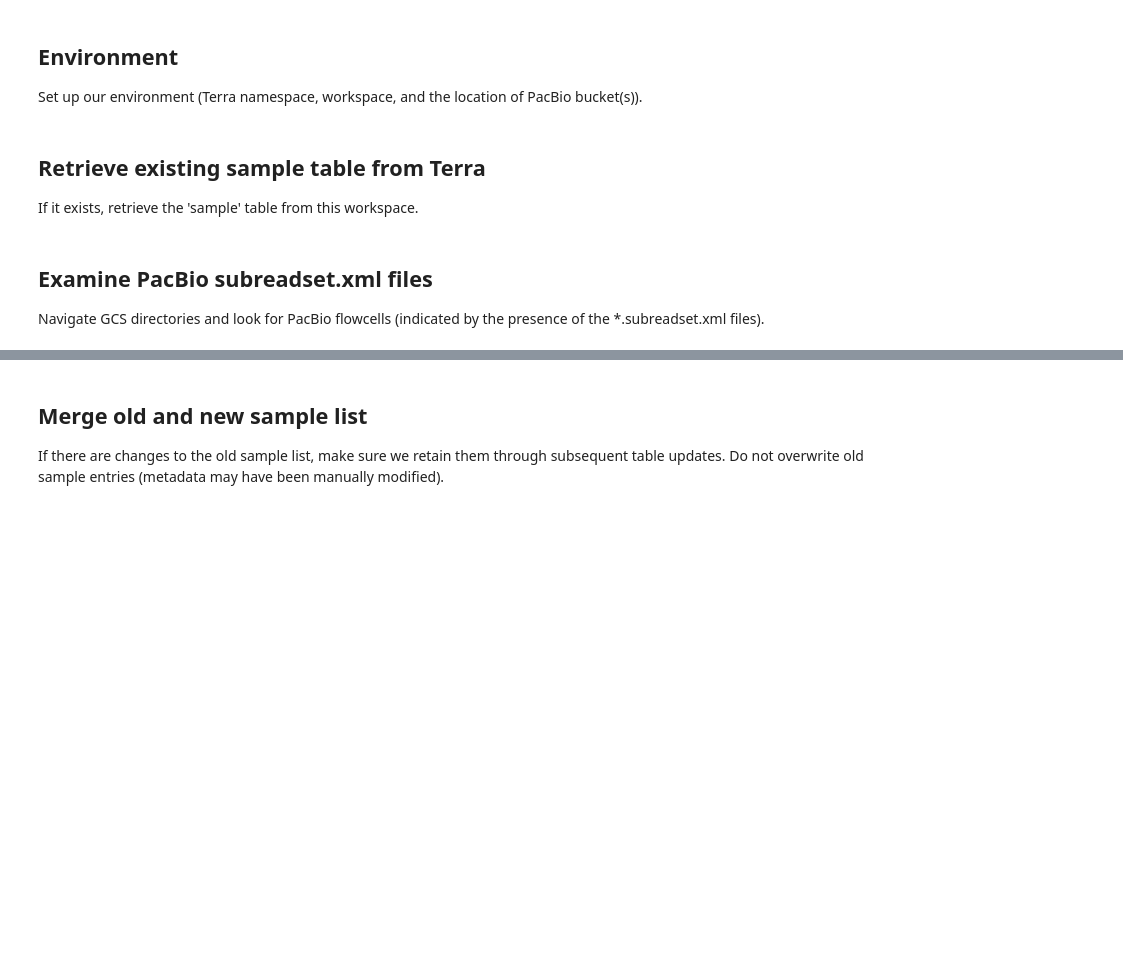
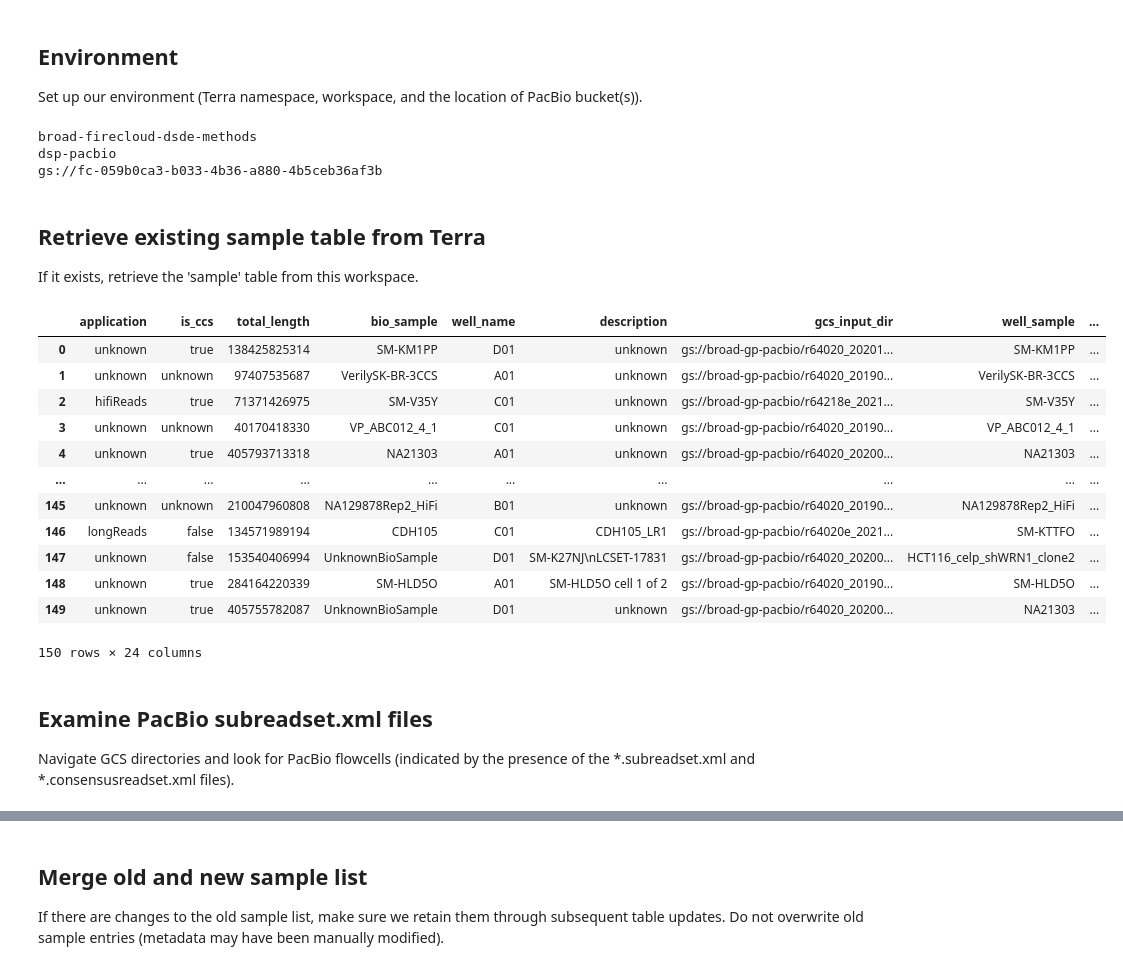
Before and after one commit to broadinstitute/long-read-pipelines, a Jupyter notebook: terra/notebooks/Update PacBio tables.ipynb, the cells around one changed output, grey strips where cells are left out. Drawn from its saved outputs; the diff is of its cells as text; code cells hidden in the pictures; blank space fills up the shorter version.

```diff
--- a/terra/notebooks/Update PacBio tables.ipynb
+++ b/terra/notebooks/Update PacBio tables.ipynb
@@ -221,6 +226,14 @@ workspace = os.environ['WORKSPACE_NAME']
 default_bucket = os.environ['WORKSPACE_BUCKET']
 
 gcs_buckets_pb = ['gs://broad-gp-pacbio']
+# %%
+print(namespace)
+print(workspace)
+print(default_bucket)
+# %% [output]
+broad-firecloud-dsde-methods
+dsp-pacbio
+gs://fc-059b0ca3-b033-4b36-a880-4b5ceb36af3b
 # %% [markdown]
 ## Retrieve existing sample table from Terra
 
@@ -230,11 +243,27 @@ ent_old = fapi.get_entities(namespace, workspace, 'sample').json()
 
 if len(ent_old) > 0:
     tbl_old = pd.DataFrame(list(map(lambda e: e['attributes'], ent_old)))
-    tbl_old["entity:sample_id"] = list(map(lambda f: hashlib.md5(f.encode("utf-8")).hexdigest(), tbl_old["subreads_bam"]))
+    tbl_old["entity:sample_id"] = list(map(lambda f: f['name'], ent_old))
+# %%
+tbl_old
+# %% [output]
+|  | application | is_ccs | total_length | bio_sample | well_name | description | gcs_input_dir | well_sample | ... |
+| 0 | unknown | true | 138425825314 | SM-KM1PP | D01 | unknown | gs://broad-gp-pacbio/r64020_20201... | SM-KM1PP | ... |
+| 1 | unknown | unknown | 97407535687 | VerilySK-BR-3CCS | A01 | unknown | gs://broad-gp-pacbio/r64020_20190... | VerilySK-BR-3CCS | ... |
+| 2 | hifiReads | true | 71371426975 | SM-V35Y | C01 | unknown | gs://broad-gp-pacbio/r64218e_2021... | SM-V35Y | ... |
+| 3 | unknown | unknown | 40170418330 | VP_ABC012_4_1 | C01 | unknown | gs://broad-gp-pacbio/r64020_20190... | VP_ABC012_4_1 | ... |
+| 4 | unknown | true | 405793713318 | NA21303 | A01 | unknown | gs://broad-gp-pacbio/r64020_20200... | NA21303 | ... |
+| ... | ... | ... | ... | ... | ... | ... | ... | ... | ... |
+| 145 | unknown | unknown | 210047960808 | NA129878Rep2_HiFi | B01 | unknown | gs://broad-gp-pacbio/r64020_20190... | NA129878Rep2_HiFi | ... |
+| 146 | longReads | false | 134571989194 | CDH105 | C01 | CDH105_LR1 | gs://broad-gp-pacbio/r64020e_2021... | SM-KTTFO | ... |
+| 147 | unknown | false | 153540406994 | UnknownBioSample | D01 | SM-K27NJ\nLCSET-17831 | gs://broad-gp-pacbio/r64020_20200... | HCT116_celp_shWRN1_clone2 | ... |
+| 148 | unknown | true | 284164220339 | SM-HLD5O | A01 | SM-HLD5O cell 1 of 2 | gs://broad-gp-pacbio/r64020_20190... | SM-HLD5O | ... |
+| 149 | unknown | true | 405755782087 | UnknownBioSample | D01 | unknown | gs://broad-gp-pacbio/r64020_20200... | NA21303 | ... |
+150 rows × 24 columns
 # %% [markdown]
 ## Examine PacBio subreadset.xml files
 
-Navigate GCS directories and look for PacBio flowcells (indicated by the presence of the *.subreadset.xml files).
+Navigate GCS directories and look for PacBio flowcells (indicated by the presence of the *.subreadset.xml and *.consensusreadset.xml files).
 # %%
 ts = load_xmls(gcs_buckets_pb)
 # %%
```
Also changed, not shown: parts of 10 cells of this notebook, 22 other files.
